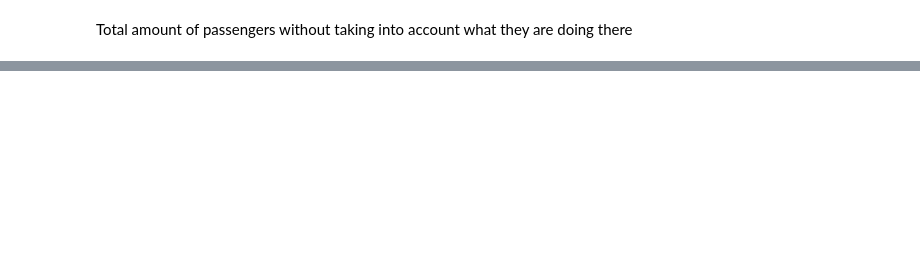
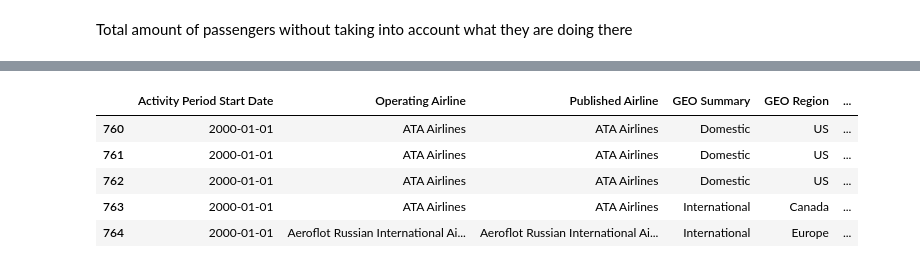
Before and after one commit to nereaSuacab/FinalProject---SocialData24.github.io, a Jupyter notebook: notebooks/passengers.ipynb, the cells around one changed output, grey strips where cells are left out. Saved outputs shown, nothing was run; the diff lists cells and outputs as text; code cells hidden in the pictures; blank space fills up the shorter version.

```diff
--- a/notebooks/passengers.ipynb
+++ b/notebooks/passengers.ipynb
@@ -534,0 +684,10 @@ show(p)
+# %%
+df['Year'] = df['Activity Period Start Date'].dt.year
+df.head()
+# %% [output]
+|  | Activity Period Start Date | Operating Airline | Published Airline | GEO Summary | GEO Region | ... |
+| 760 | 2000-01-01 | ATA Airlines | ATA Airlines | Domestic | US | ... |
+| 761 | 2000-01-01 | ATA Airlines | ATA Airlines | Domestic | US | ... |
+| 762 | 2000-01-01 | ATA Airlines | ATA Airlines | Domestic | US | ... |
+| 763 | 2000-01-01 | ATA Airlines | ATA Airlines | International | Canada | ... |
+| 764 | 2000-01-01 | Aeroflot Russian International Ai... | Aeroflot Russian International Ai... | International | Europe | ... |
```
Also changed, not shown: parts of 10 cells of this notebook.
